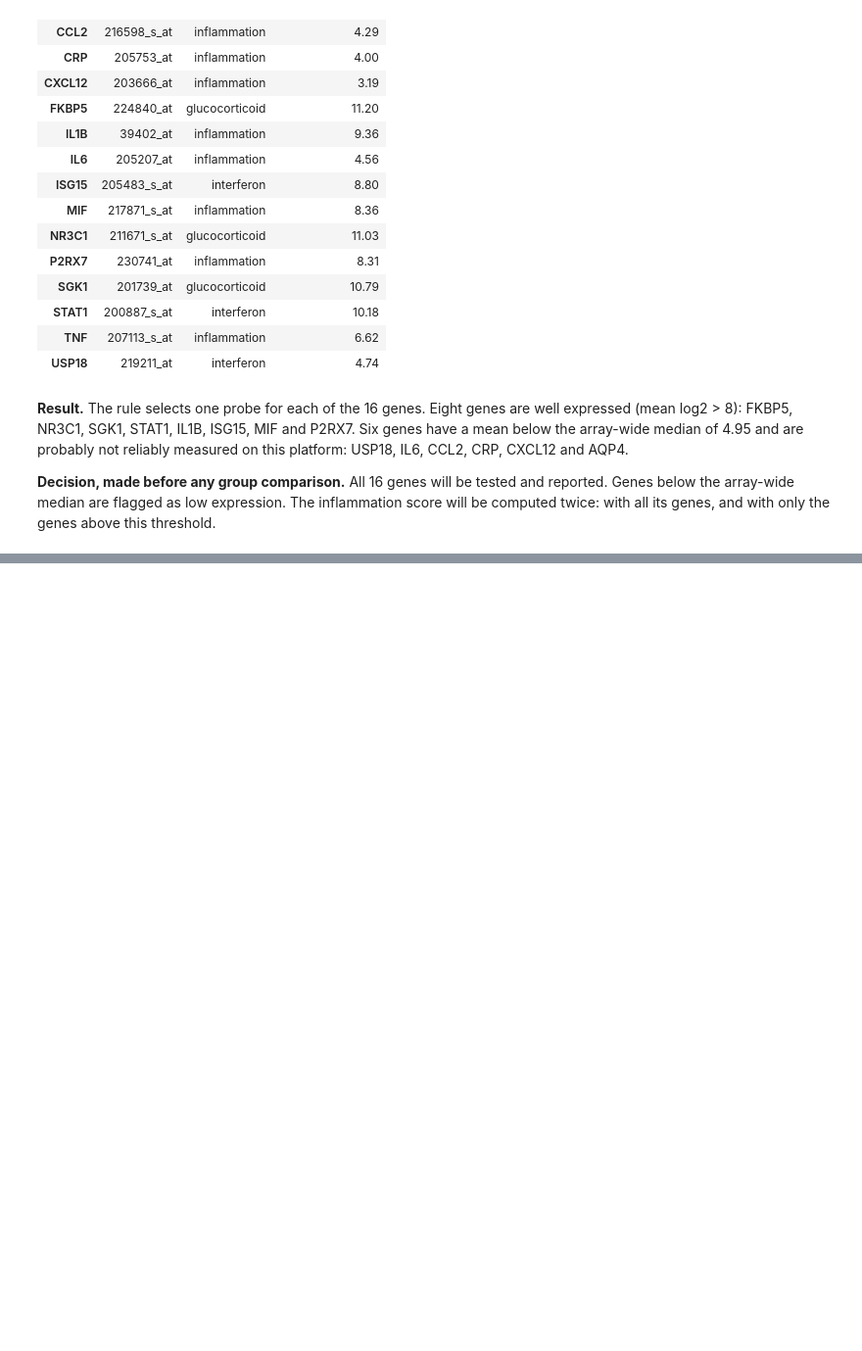
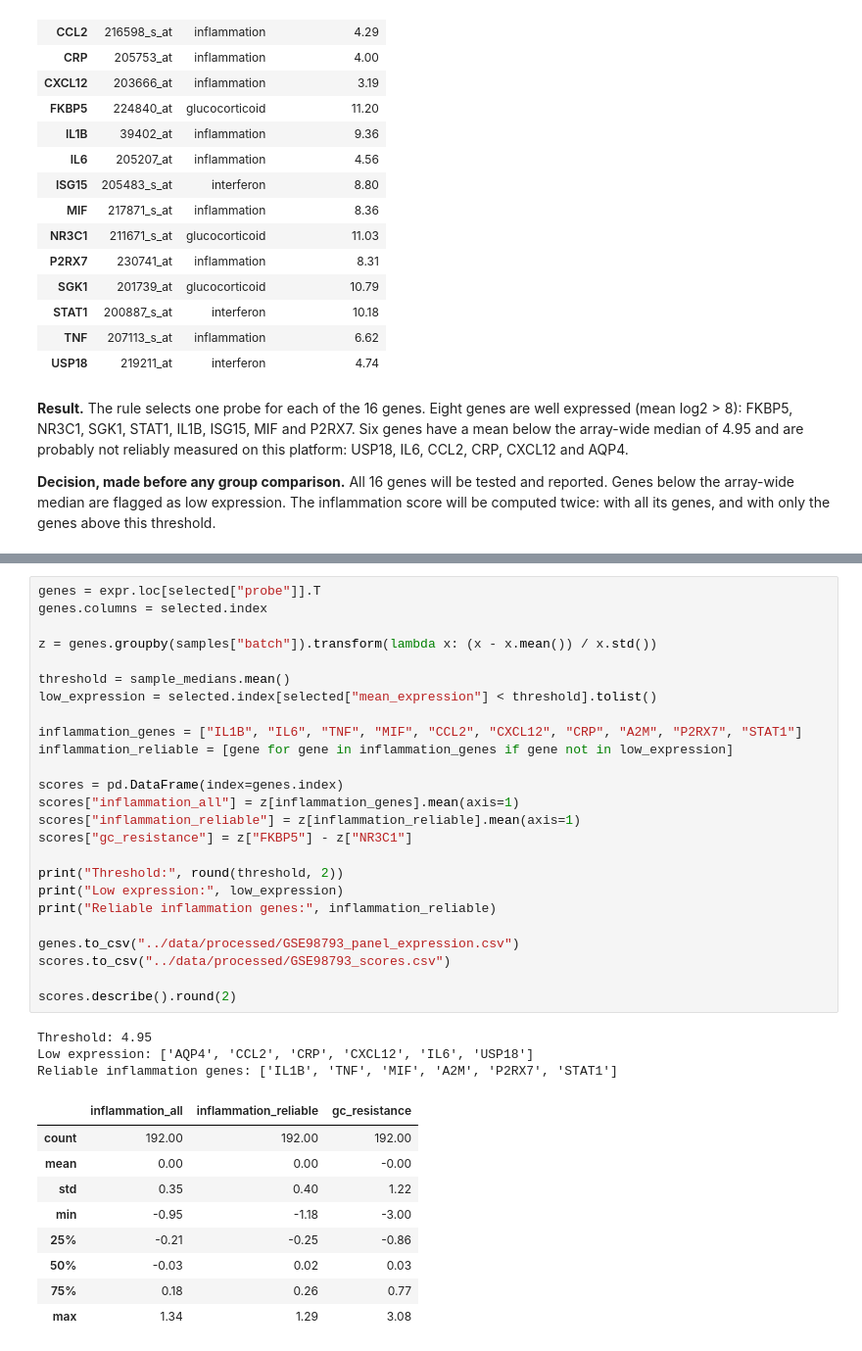
Before and after one commit to Claudialollo/inflammatory-depression-transcriptome, a Jupyter notebook: notebooks/02_gene_panel.ipynb, the cells around one changed output, grey strips where cells are left out. Shown at 98% size. Saved outputs shown, nothing was run; the diff lists cells and outputs as text; blank space fills up the shorter version.

Commit message:
Select probes, compute within-batch z-scores and scores

```diff
--- a/notebooks/02_gene_panel.ipynb
+++ b/notebooks/02_gene_panel.ipynb
@@ -343,0 +349,38 @@ selected[["probe", "family", "mean_expression"]].round(2)
+# %%
+genes = expr.loc[selected["probe"]].T
+genes.columns = selected.index
+
+z = genes.groupby(samples["batch"]).transform(lambda x: (x - x.mean()) / x.std())
+
+threshold = sample_medians.mean()
+low_expression = selected.index[selected["mean_expression"] < threshold].tolist()
+
+inflammation_genes = ["IL1B", "IL6", "TNF", "MIF", "CCL2", "CXCL12", "CRP", "A2M", "P2RX7", "STAT1"]
+inflammation_reliable = [gene for gene in inflammation_genes if gene not in low_expression]
+
+scores = pd.DataFrame(index=genes.index)
+scores["inflammation_all"] = z[inflammation_genes].mean(axis=1)
+scores["inflammation_reliable"] = z[inflammation_reliable].mean(axis=1)
+scores["gc_resistance"] = z["FKBP5"] - z["NR3C1"]
+
+print("Threshold:", round(threshold, 2))
+print("Low expression:", low_expression)
+print("Reliable inflammation genes:", inflammation_reliable)
+
+genes.to_csv("../data/processed/GSE98793_panel_expression.csv")
+scores.to_csv("../data/processed/GSE98793_scores.csv")
+
+scores.describe().round(2)
+# %% [output]
+Threshold: 4.95
+Low expression: ['AQP4', 'CCL2', 'CRP', 'CXCL12', 'IL6', 'USP18']
+Reliable inflammation genes: ['IL1B', 'TNF', 'MIF', 'A2M', 'P2RX7', 'STAT1']
+|  | inflammation_all | inflammation_reliable | gc_resistance |
+| count | 192.00 | 192.00 | 192.00 |
+| mean | 0.00 | 0.00 | -0.00 |
+| std | 0.35 | 0.40 | 1.22 |
+| min | -0.95 | -1.18 | -3.00 |
+| 25% | -0.21 | -0.25 | -0.86 |
+| 50% | -0.03 | 0.02 | 0.03 |
+| 75% | 0.18 | 0.26 | 0.77 |
+| max | 1.34 | 1.29 | 3.08 |
```
Also changed, not shown: parts of 4 cells of this notebook.
